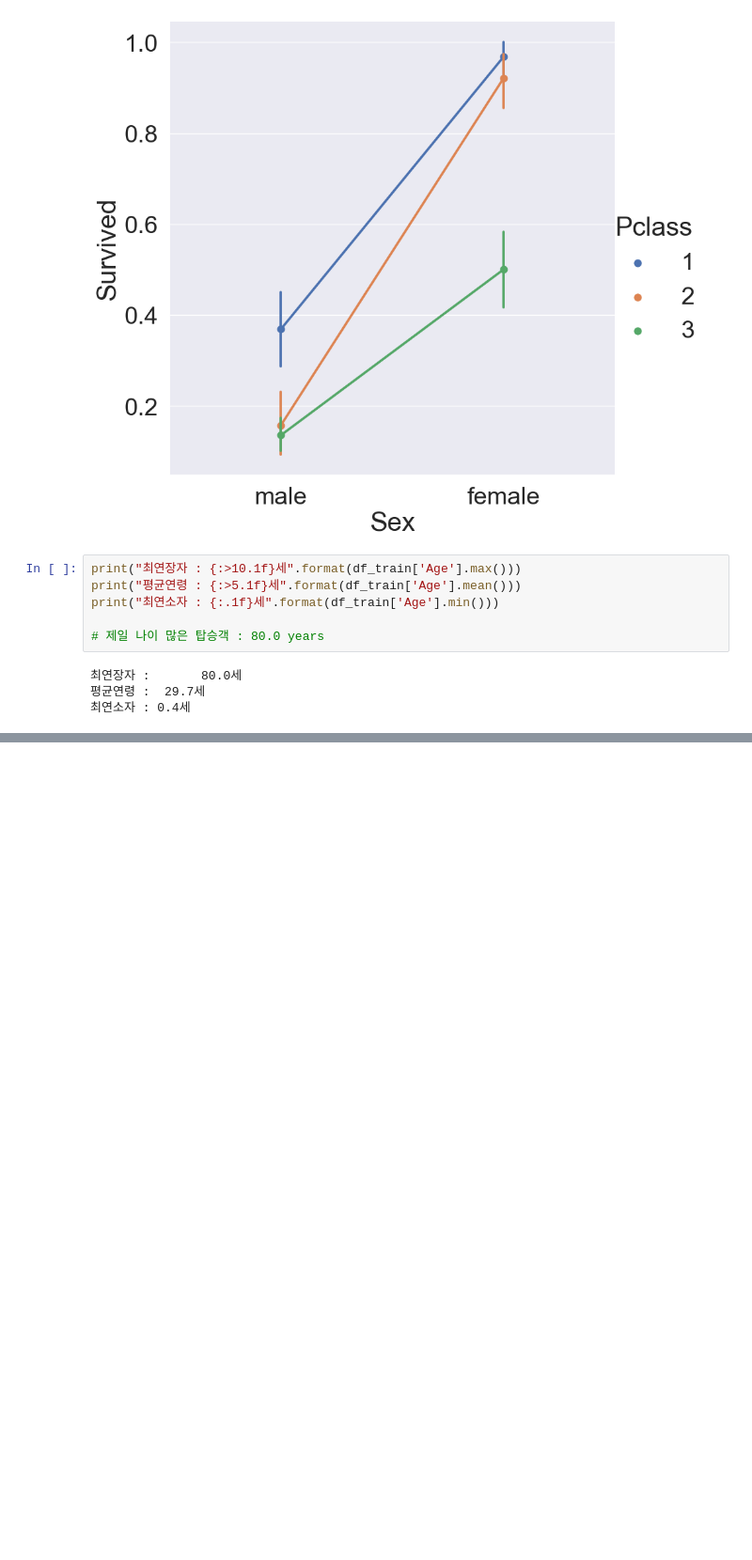
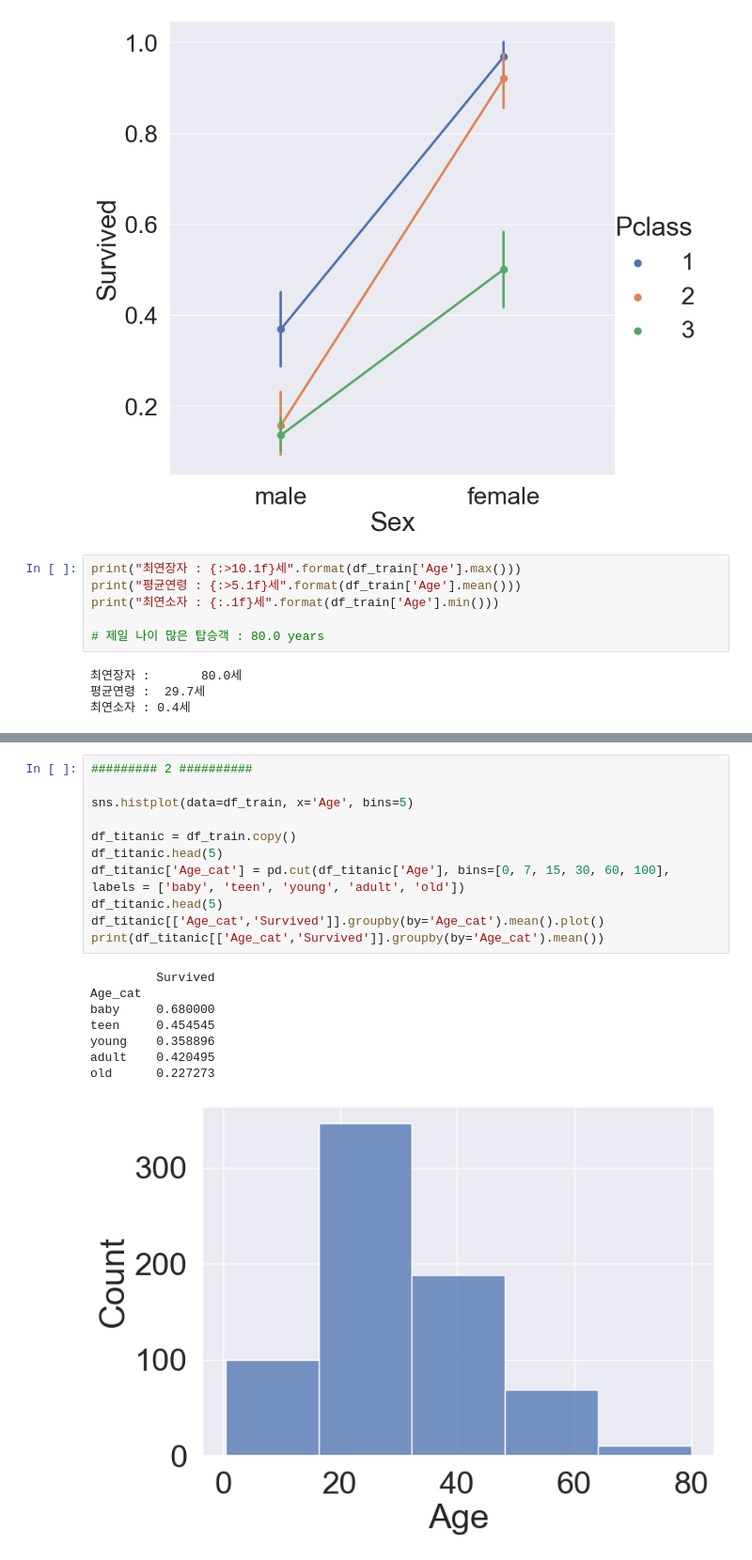
Before and after one commit to JW-Namsta/Kaggle_Study, a Jupyter notebook: Titanic/Titanic_copy_2.ipynb, the cells around one changed output, grey strips where cells are left out. Shown at 94% size. Saved outputs shown, nothing was run; the diff lists cells and outputs as text; blank space fills up the shorter version.

```diff
--- a/Titanic/Titanic_copy_2.ipynb
+++ b/Titanic/Titanic_copy_2.ipynb
@@ -187,0 +222,20 @@ sns.kdeplot(data=df_train, x='Age',hue='Survived',ax=ax, shade=True)
+# %%
+######### 2 ##########
+
+sns.histplot(data=df_train, x='Age', bins=5)
+
+df_titanic = df_train.copy()
+df_titanic.head(5)
+df_titanic['Age_cat'] = pd.cut(df_titanic['Age'], bins=[0, 7, 15, 30, 60, 100], labels = ['baby', 'teen', 'young', 'adult', 'old'])
+df_titanic.head(5)
+df_titanic[['Age_cat','Survived']].groupby(by='Age_cat').mean().plot()
+print(df_titanic[['Age_cat','Survived']].groupby(by='Age_cat').mean())
+# %% [output]
+         Survived
+Age_cat
+baby     0.680000
+teen     0.454545
+young    0.358896
+adult    0.420495
+old      0.227273
+[figure, added]
```
Also changed, not shown: parts of 4 cells of this notebook.
